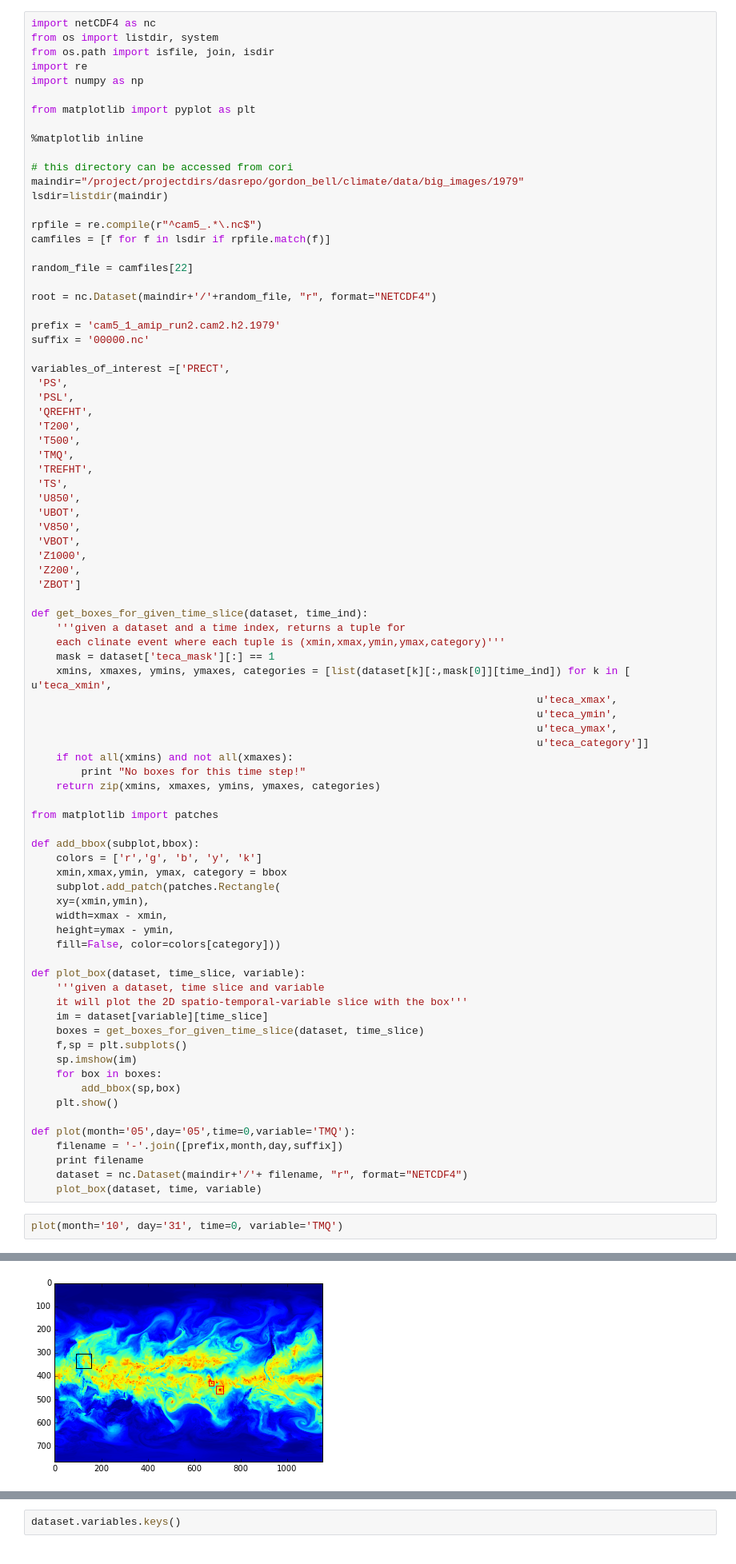
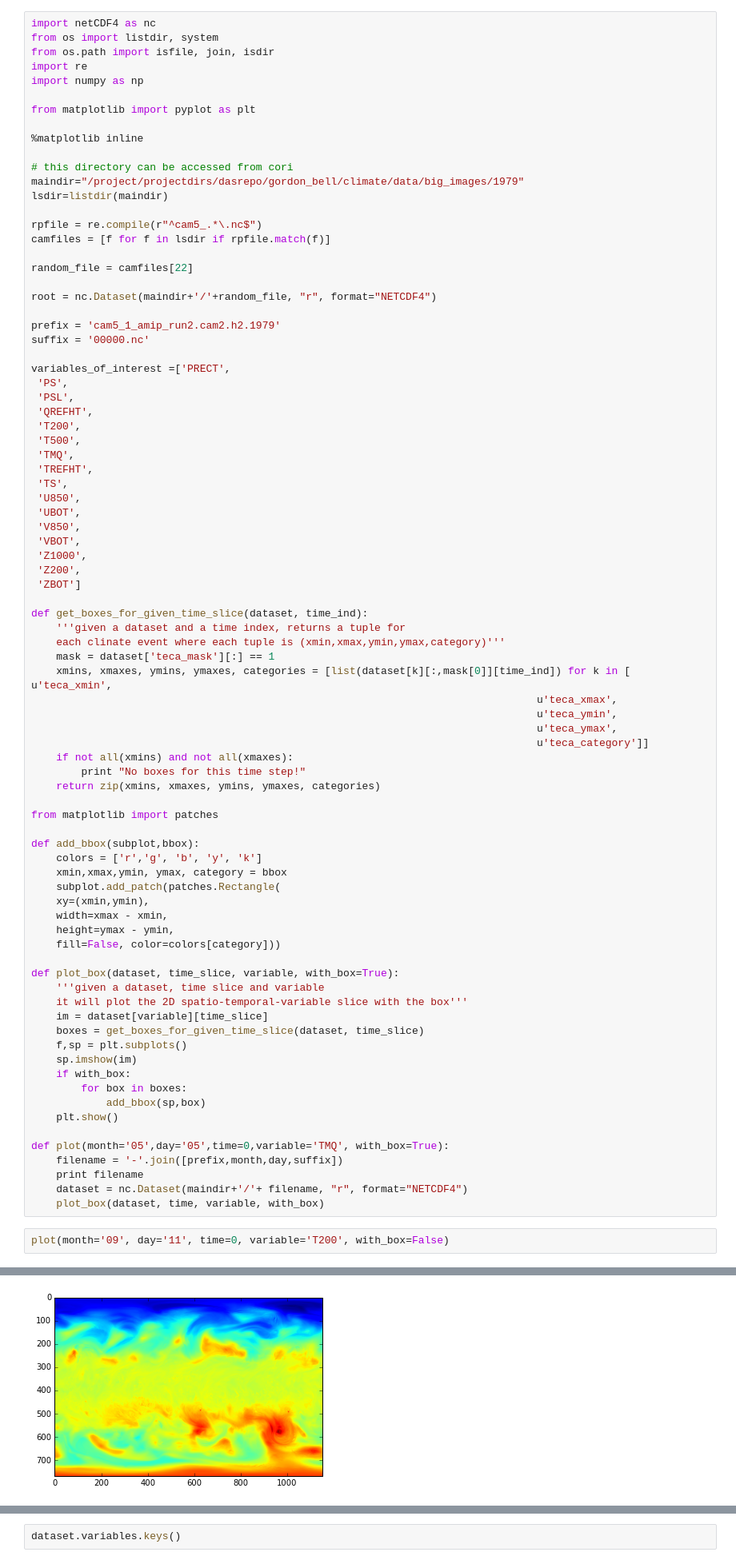
Before and after one commit to eracah/climate-dl, a Jupyter notebook: tutorials/plotting_demo.ipynb, the cells around one changed output, grey strips where cells are left out. Shown at 80% size. Drawn from its saved outputs; the diff is of its cells as text.

```diff
--- a/tutorials/plotting_demo.ipynb
+++ b/tutorials/plotting_demo.ipynb
@@ -92,22 +92,23 @@ def add_bbox(subplot,bbox):
     height=ymax - ymin,
     fill=False, color=colors[category]))
 
-def plot_box(dataset, time_slice, variable):
+def plot_box(dataset, time_slice, variable, with_box=True):
     '''given a dataset, time slice and variable
     it will plot the 2D spatio-temporal-variable slice with the box'''
     im = dataset[variable][time_slice]
     boxes = get_boxes_for_given_time_slice(dataset, time_slice)
     f,sp = plt.subplots()
     sp.imshow(im)
-    for box in boxes:
-        add_bbox(sp,box)
+    if with_box:
+        for box in boxes:
+            add_bbox(sp,box)
     plt.show()
 
-def plot(month='05',day='05',time=0,variable='TMQ'):
+def plot(month='05',day='05',time=0,variable='TMQ', with_box=True):
     filename = '-'.join([prefix,month,day,suffix])
     print filename
     dataset = nc.Dataset(maindir+'/'+ filename, "r", format="NETCDF4")
-    plot_box(dataset, time, variable)
+    plot_box(dataset, time, variable, with_box)
 # %%
-plot(month='10', day='31', time=0, variable='TMQ')
+plot(month='09', day='11', time=0, variable='T200', with_box=False)
 # %% [output]
@@ -115,4 +116,4 @@ cam5_1_amip_run2.cam2.h2.1979-10-31-00000.nc
-[figure, old version]
+[figure, new version]
 # %%
 month='10'
 day='31'
```
Also changed, not shown: parts of 1 cell of this notebook, 4 other files.
